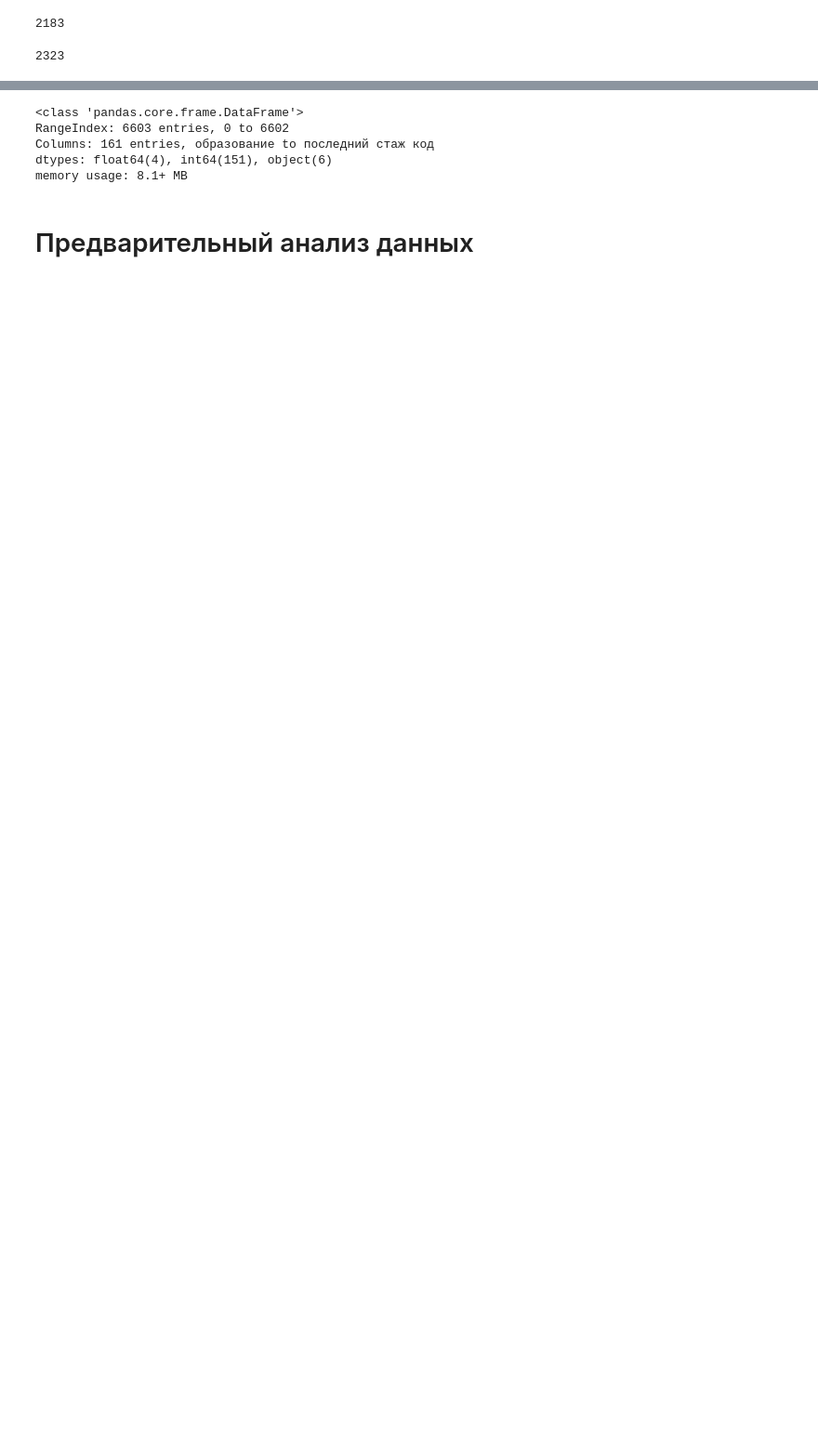
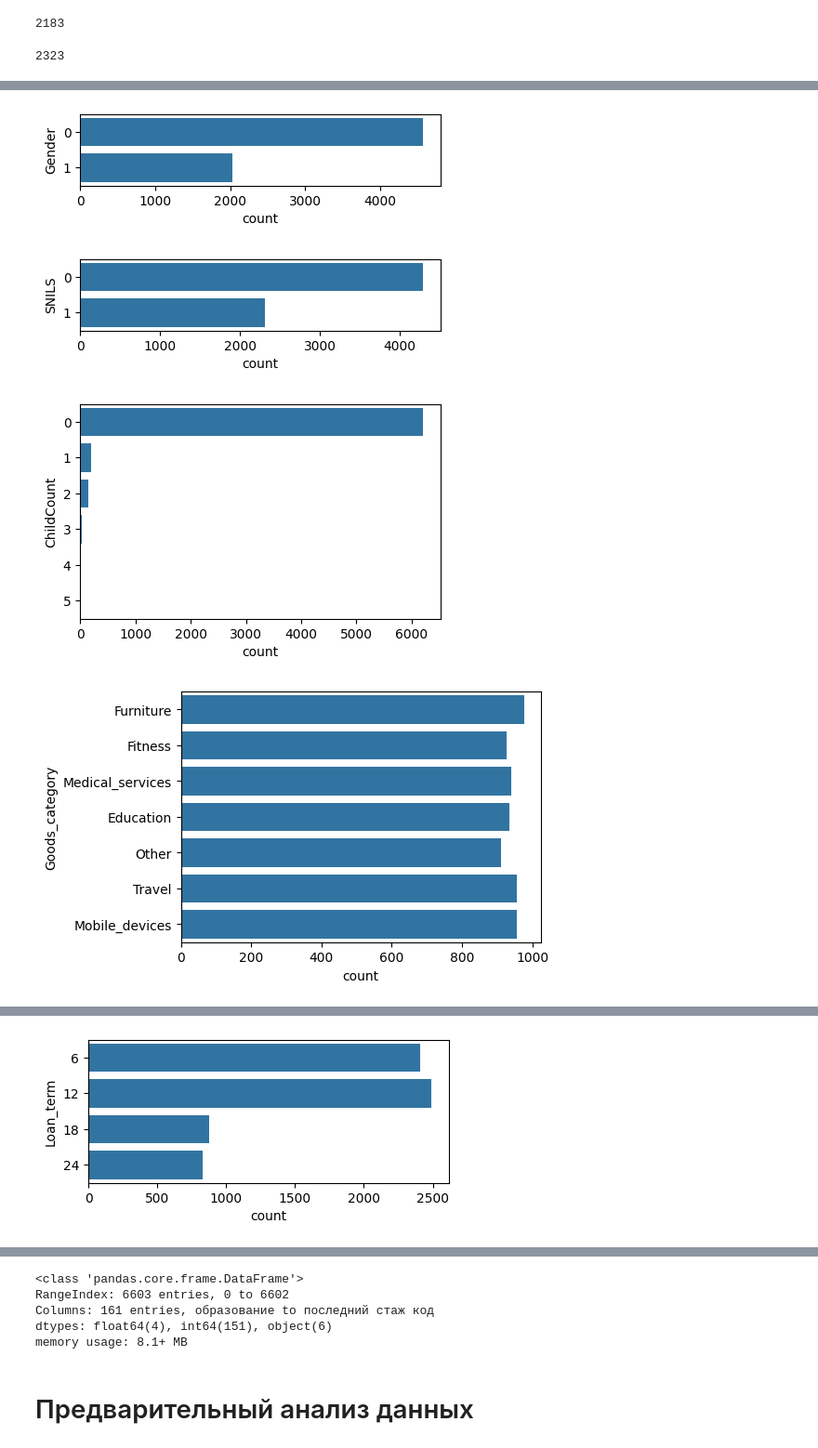
Before and after one commit to svwk/hacaton2, a Jupyter notebook: scripts/data_scripts/analyze_data.ipynb, the cells around one changed output, grey strips where cells are left out. Shown at 93% size. Cells and saved outputs as stored; diff of their text form; code cells hidden in the pictures; blank space fills up the shorter version.

Commit message:
data fix6

```diff
--- a/scripts/data_scripts/analyze_data.ipynb
+++ b/scripts/data_scripts/analyze_data.ipynb
@@ -122,7 +218,8 @@ memory usage: 1.1+ MB
+# %%
+f_input2="data/stage_data_prepare/dataset.csv"
+filename2 = os.path.join(project_path, f_input2)
+df2 = pd.read_csv(filename2, sep=';', parse_dates=['JobStartDate', 'BirthDate'])
 # %%
-f_input2="data/stage_data_prepare/dataset.csv"
-filename = os.path.join(project_path,f_input2)
-df2 = pd.read_csv(filename, sep=';', parse_dates=['JobStartDate', 'BirthDate'])
 df2.info()
 # %% [output]
 <class 'pandas.core.frame.DataFrame'>
@@ -154,0 +260,11 @@ df2[df2.isnull().any(axis=1)].shape[0]
+# %%
+columns=df2[['Gender', 'SNILS', 'ChildCount', 'Goods_category', 'Family status', 'education', 'employment status', 'Value', 'Loan_term']]
+for i in columns:
+  h=df2[i].nunique()*0.5
+  plt.figure(i, figsize=(5, h))
+  myplot = sns.countplot(df2, y=i, orient='h')
+# %% [output]
+[figure, added]
+[figure, added]
+[figure, added]
+[figure, added]
@@ -154,0 +275 @@ df2[df2.isnull().any(axis=1)].shape[0]
+[figure, added]
```
Also changed, not shown: parts of 80 cells of this notebook, 4 other files.
